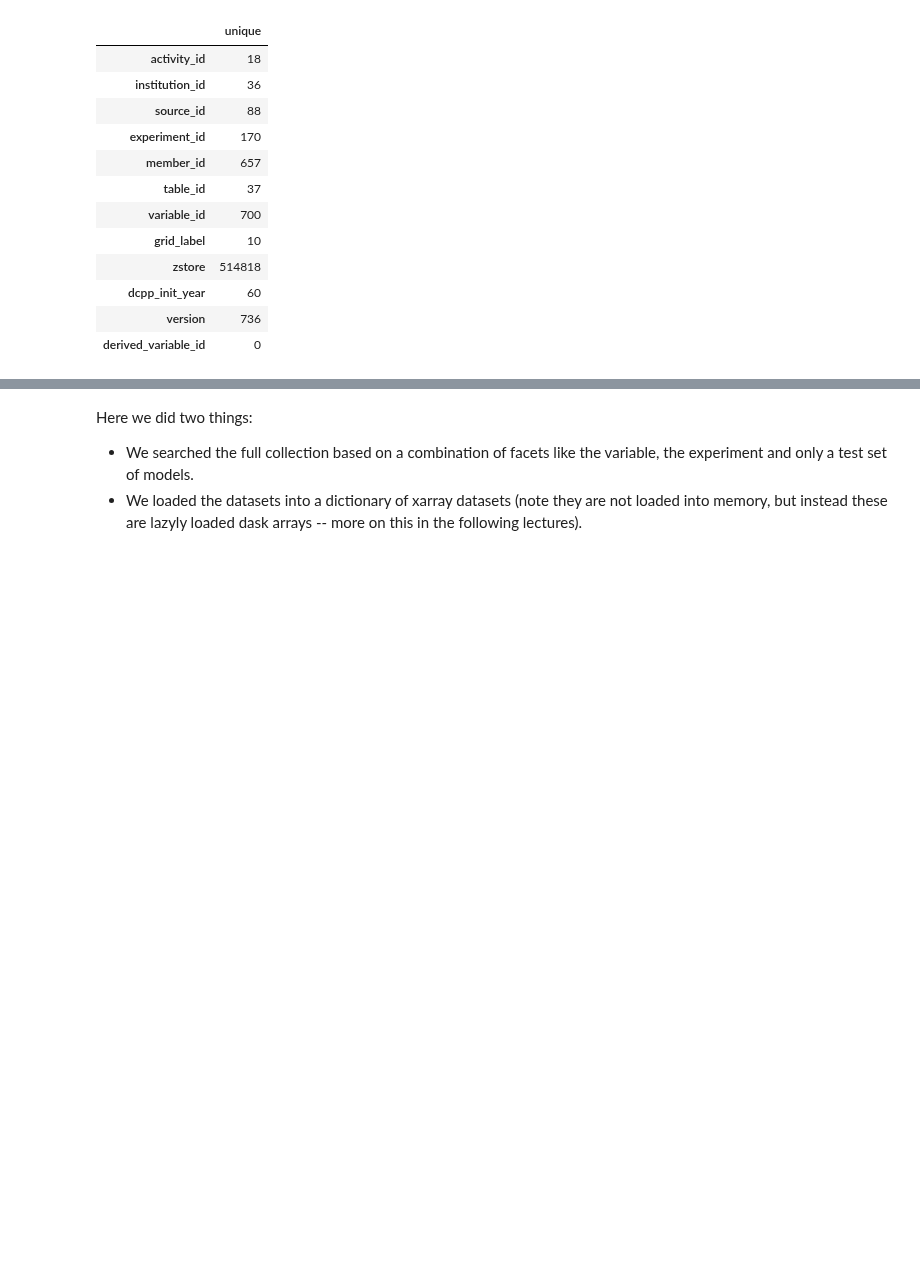
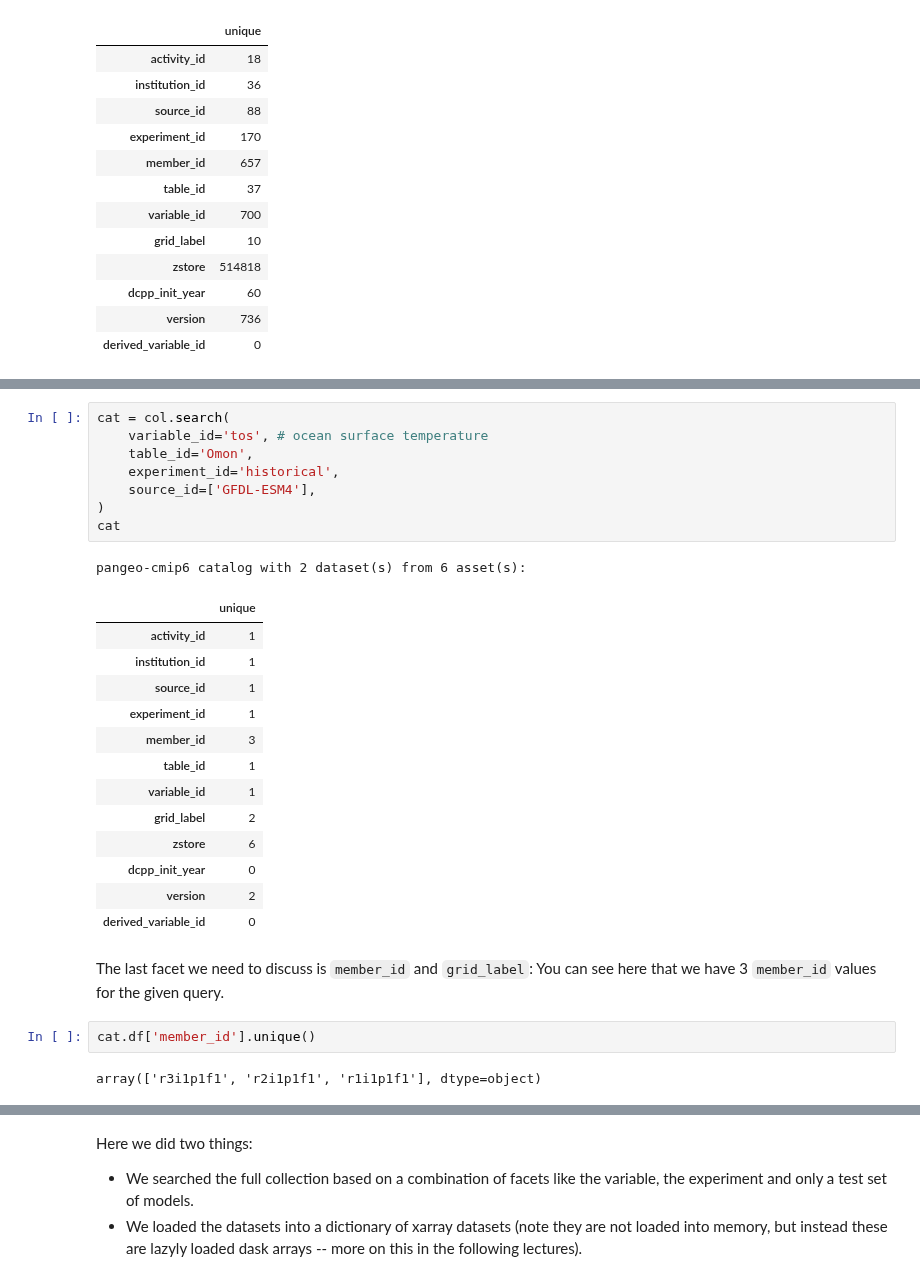
Before and after one commit to earth-env-data-science/earth-env-data-science-book, a Jupyter notebook: src/lectures/models/cmip.ipynb, the cells around one changed output, grey strips where cells are left out. Drawn from its saved outputs; the diff is of its cells as text; blank space fills up the shorter version.

```diff
--- a/src/lectures/models/cmip.ipynb
+++ b/src/lectures/models/cmip.ipynb
@@ -43,0 +113,30 @@ So obviously we never want to work with *all* the data. Lets check out how to ge
+# %%
+cat = col.search(
+    variable_id='tos', # ocean surface temperature
+    table_id='Omon',
+    experiment_id='historical',
+    source_id=['GFDL-ESM4'],
+)
+cat
+# %% [output]
+pangeo-cmip6 catalog with 2 dataset(s) from 6 asset(s):
+|  | unique |
+| activity_id | 1 |
+| institution_id | 1 |
+| source_id | 1 |
+| experiment_id | 1 |
+| member_id | 3 |
+| table_id | 1 |
+| variable_id | 1 |
+| grid_label | 2 |
+| zstore | 6 |
+| dcpp_init_year | 0 |
+| version | 2 |
+| derived_variable_id | 0 |
+# %% [markdown]
+The last facet we need to discuss is `member_id` and `grid_label`:
+You can see here that we have 3 `member_id` values for the given query.
+# %%
+cat.df['member_id'].unique()
+# %% [output]
+array(['r3i1p1f1', 'r2i1p1f1', 'r1i1p1f1'], dtype=object)
```
Also changed, not shown: parts of 28 cells of this notebook.
